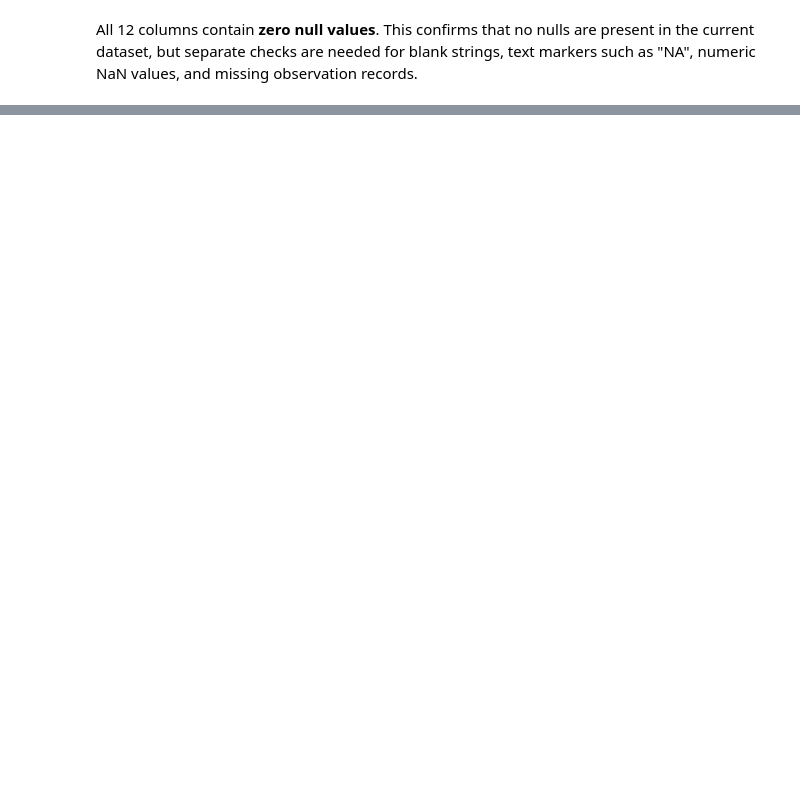
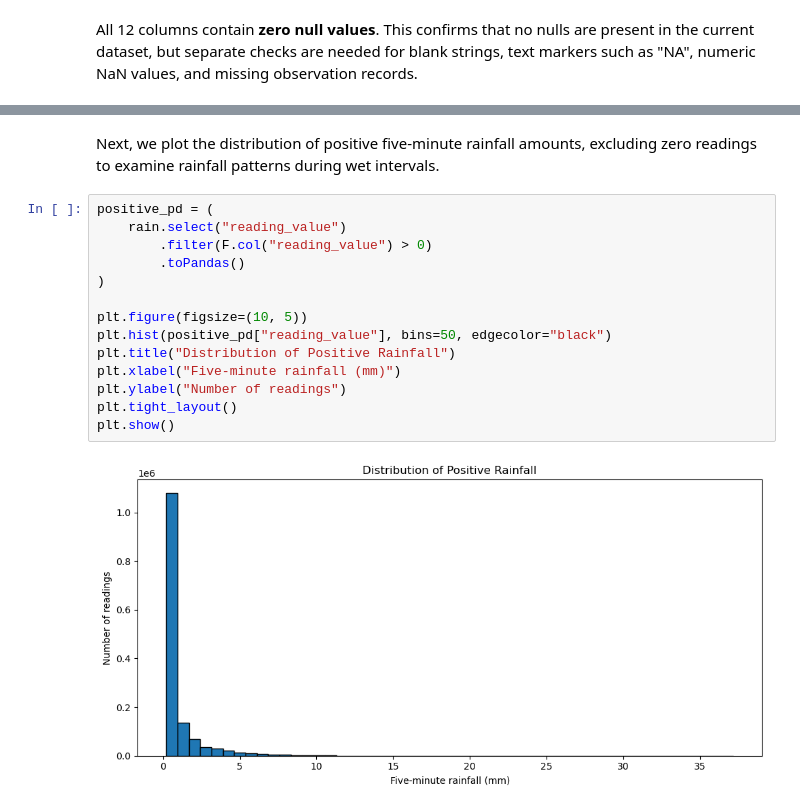
Before and after one commit to KohSiXing/DSA5208-Rainfall-Analysis, a Jupyter notebook: EDA/data_preparation.ipynb, the cells around one changed output, grey strips where cells are left out. Drawn from its saved outputs; the diff is of its cells as text; blank space fills up the shorter version.

```diff
--- a/EDA/data_preparation.ipynb
+++ b/EDA/data_preparation.ipynb
@@ -204,0 +251,18 @@ Save the type-converted dataset as Parquet and reload it for subsequent checks.
+# %% [markdown]
+Next, we plot the distribution of positive five-minute rainfall amounts, excluding zero readings to examine rainfall patterns during wet intervals.
+# %%
+positive_pd = (
+    rain.select("reading_value")
+        .filter(F.col("reading_value") > 0)
+        .toPandas()
+)
+
+plt.figure(figsize=(10, 5))
+plt.hist(positive_pd["reading_value"], bins=50, edgecolor="black")
+plt.title("Distribution of Positive Rainfall")
+plt.xlabel("Five-minute rainfall (mm)")
+plt.ylabel("Number of readings")
+plt.tight_layout()
+plt.show()
+# %% [output]
+[figure, added]
```
Also changed, not shown: parts of 33 cells of this notebook, 1 other file.
